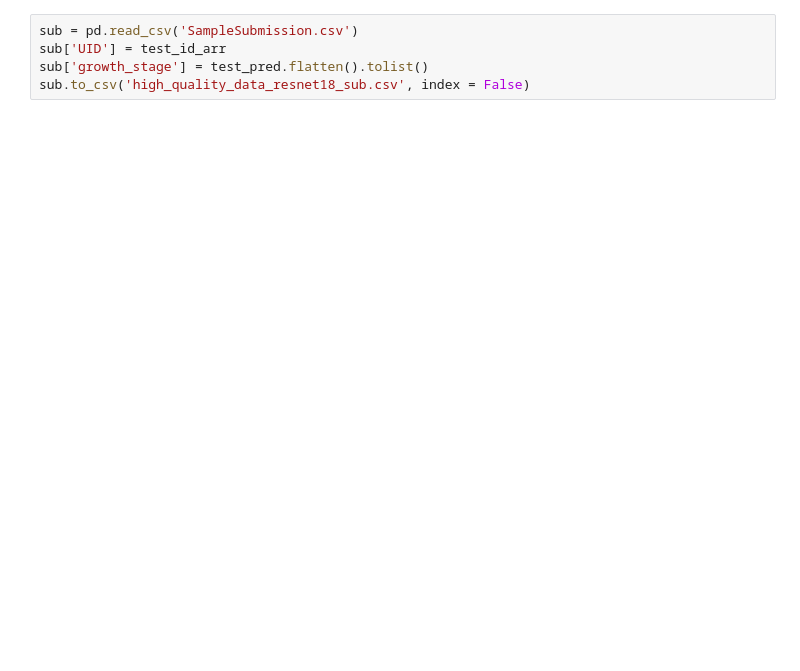
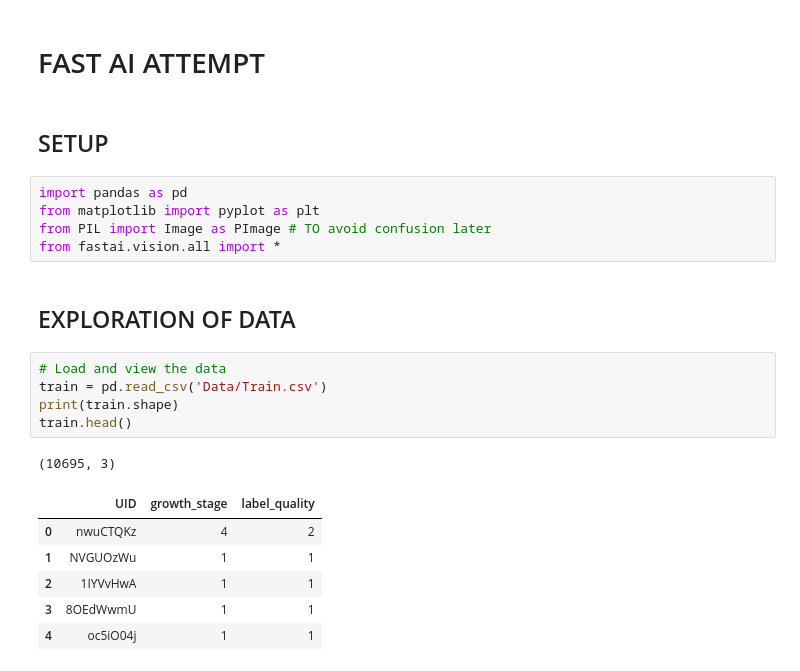
Before and after one commit to Abel-Moremi/CGIAR-Wheat-Growth-Stage-Challenge, a Jupyter notebook: WheatGrowthChallenge.ipynb, the cells around one changed output. Drawn from its saved outputs; the diff is of its cells as text; blank space fills up the shorter version.

Commit message:
update: Re-impliment using FastAI starter notebook
- https://colab.research.google.com/drive/1hjecqhFZVv21tY8qoO3PiJtY7acjFPEU?usp=sharing

```diff
--- a/WheatGrowthChallenge.ipynb
+++ b/WheatGrowthChallenge.ipynb
@@ -211,5 +1,24 @@ test_pred = test(model_ft, test_loader, device)
-# %%
-sub = pd.read_csv('SampleSubmission.csv')
-sub['UID'] = test_id_arr
-sub['growth_stage'] = test_pred.flatten().tolist()
-sub.to_csv('high_quality_data_resnet18_sub.csv', index = False)
+# %% [markdown]
+# FAST AI ATTEMPT
+# %% [markdown]
+## SETUP
+# %%
+import pandas as pd
+from matplotlib import pyplot as plt
+from PIL import Image as PImage # TO avoid confusion later
+from fastai.vision.all import *
+# %% [markdown]
+## EXPLORATION OF DATA
+# %%
+# Load and view the data
+train = pd.read_csv('Data/Train.csv')
+print(train.shape)
+train.head()
+# %% [output]
+(10695, 3)
+|  | UID | growth_stage | label_quality |
+| 0 | nwuCTQKz | 4 | 2 |
+| 1 | NVGUOzWu | 1 | 1 |
+| 2 | 1IYVvHwA | 1 | 1 |
+| 3 | 8OEdWwmU | 1 | 1 |
+| 4 | oc5iO04j | 1 | 1 |
```
Also changed, not shown: parts of 29 cells of this notebook.
